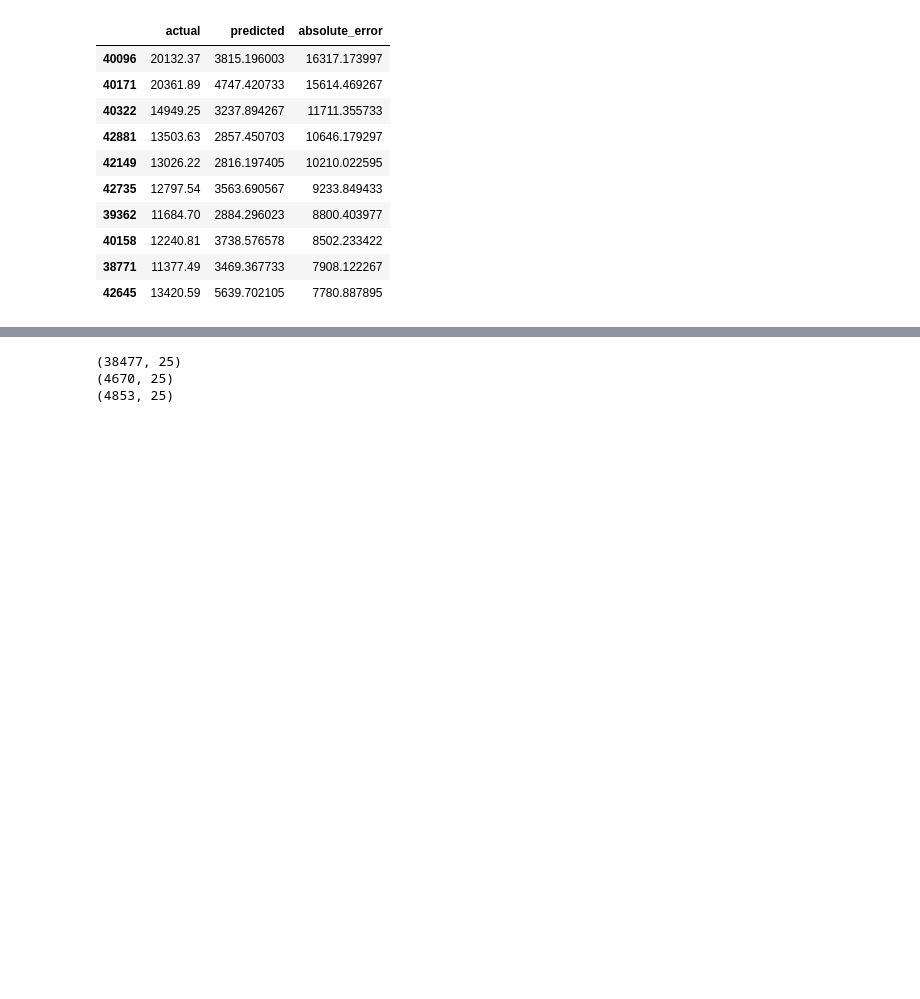
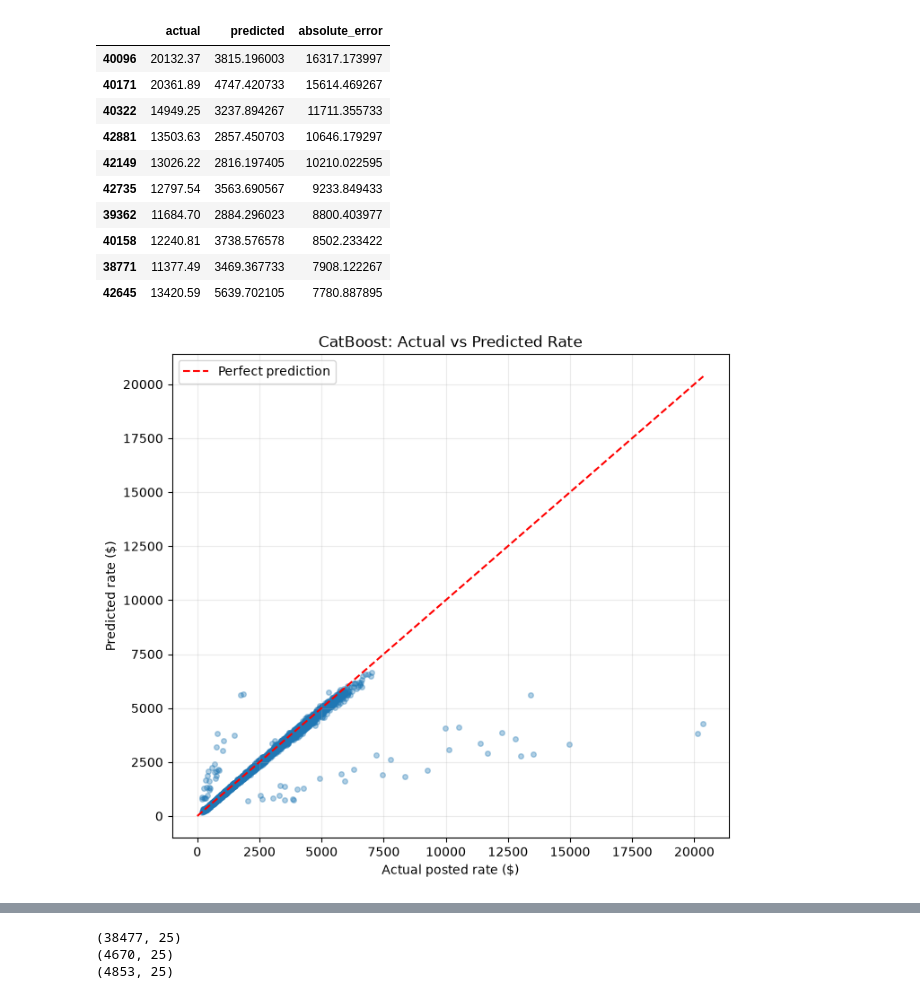
Before and after one commit to Mohammad-Aljafary/Freight-Rate-Prediction-Challenge, a Jupyter notebook: src/notebooks/exploration.ipynb, the cells around one changed output, grey strips where cells are left out. Drawn from its saved outputs; the diff is of its cells as text; code cells hidden in the pictures; blank space fills up the shorter version.

Commit message:
added the plots to see how the model is fitting the data

```diff
--- a/src/notebooks/exploration.ipynb
+++ b/src/notebooks/exploration.ipynb
@@ -352,3 +352,42 @@ results.sort_values("absolute_error", ascending=False).head(10)
 | 40158 | 12240.81 | 3738.576578 | 8502.233422 |
 | 38771 | 11377.49 | 3469.367733 | 7908.122267 |
 | 42645 | 13420.59 | 5639.702105 | 7780.887895 |
+# %%
+import numpy as np
+import matplotlib.pyplot as plt
+from matplotlib.colors import TwoSlopeNorm
+
+# Keep rows aligned with the prediction array
+viz = valid_df[
+    [
+        "pickup_lat", "pickup_lon",
+        "delivery_lat", "delivery_lon",
+        "distance", "posted_rate"
+    ]
+].copy().reset_index(drop=True)
+
+viz["predicted_rate"] = np.asarray(valid_predictions)
+viz["residual"] = viz["posted_rate"] - viz["predicted_rate"]
+# %%
+plt.figure(figsize=(8, 7))
+
+plt.scatter(
+    viz["posted_rate"],
+    viz["predicted_rate"],
+    alpha=0.35,
+    s=16
+)
+
+max_rate = max(viz["posted_rate"].max(), viz["predicted_rate"].max())
+
+# Perfect prediction line
+plt.plot([0, max_rate], [0, max_rate], "r--", label="Perfect prediction")
+
+plt.xlabel("Actual posted rate ($)")
+plt.ylabel("Predicted rate ($)")
+plt.title("CatBoost: Actual vs Predicted Rate")
+plt.legend()
+plt.grid(alpha=0.25)
+plt.show()
+# %% [output]
+[figure, added]
```
Also changed, not shown: parts of 11 cells of this notebook.
